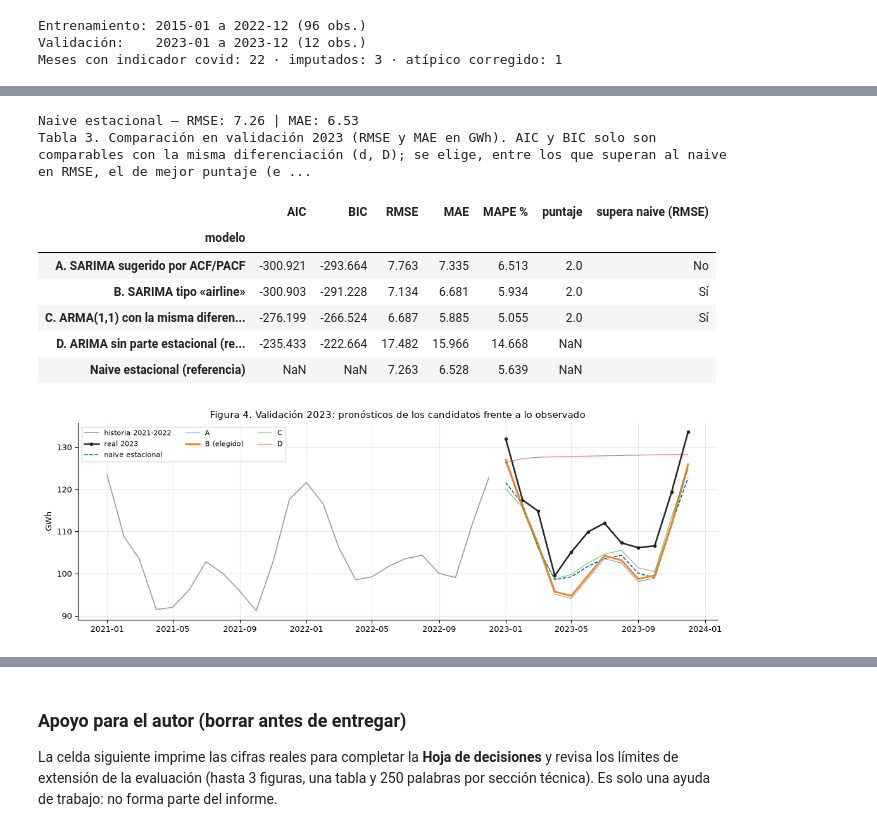
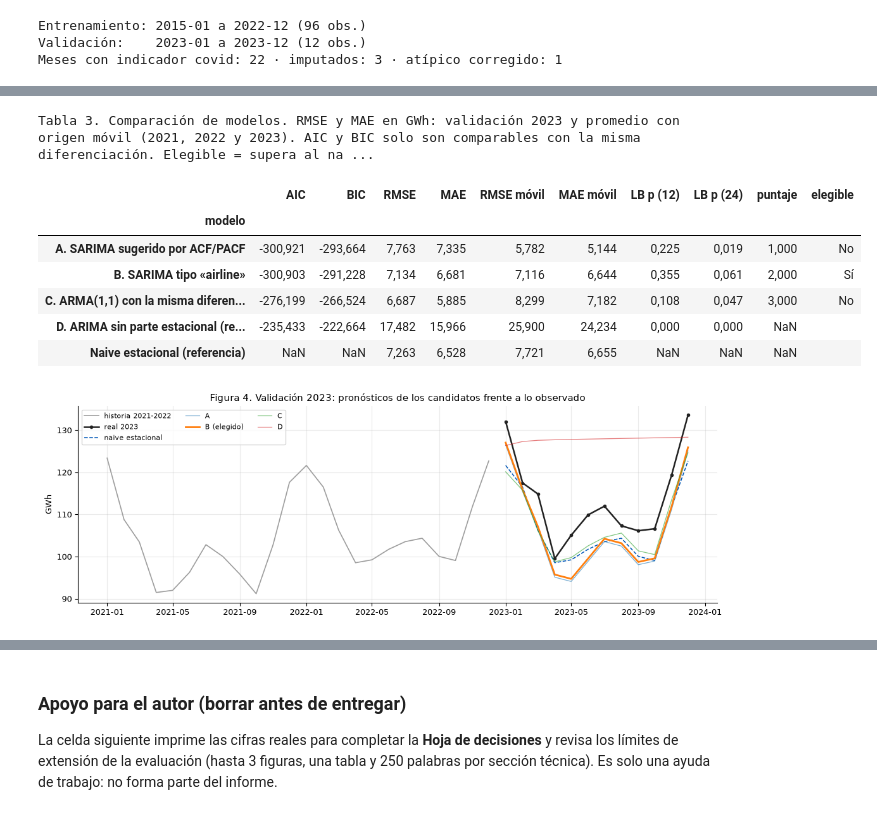
Before and after one commit to robertomoncada-blip/Magister_ciencia_datos, a Jupyter notebook: MCDI505/notebooks/mcdi505_f2rmoncada.ipynb, the cells around one changed output, grey strips where cells are left out. Cells and saved outputs as stored; diff of their text form; code cells hidden in the pictures.

```diff
--- a/MCDI505/notebooks/mcdi505_f2rmoncada.ipynb
+++ b/MCDI505/notebooks/mcdi505_f2rmoncada.ipynb
@@ -51,6 +51,8 @@ tiempo = pd.Series(np.arange(len(df)) / 12.0, index=df.index, name="tiempo")   #
 ROJO, AZUL, VERDE, GRIS, NEGRO = "#b30338", "#0057b8", "#2e7d32", "#9e9e9e", "#222222"
 plt.rcParams.update({"figure.dpi": 100, "axes.grid": True, "grid.alpha": 0.25,
                      "axes.spines.top": False, "axes.spines.right": False, "font.size": 9})
+pd.set_option("display.float_format", lambda x: f"{x:.3f}".replace(".", ","))   # coma decimal en las tablas
+pd.set_option("display.max_colwidth", None)                                     # textos de tabla completos
 
 def c(x, n=2):
     """Número con coma decimal."""
@@ -293,62 +340,87 @@ interpretacion("2", texto)
 naive_val = y["2022-01":"2022-12"].to_numpy()
 rmse = lambda e: float(np.sqrt(np.mean(np.square(e))))
 mae  = lambda e: float(np.mean(np.abs(e)))
-print(f"Naive estacional — RMSE: {rmse(y_val.to_numpy() - naive_val):.2f} | MAE: {mae(y_val.to_numpy() - naive_val):.2f}")
+NAIVE = "Naive estacional (referencia)"
 
 # ============================================================
-# 3. AIC, BIC, RMSE y MAE en validación 2023 para los candidatos
+# 3. AIC, BIC, validación 2023, validación con origen móvil (2021-2023) y Ljung-Box
 # ============================================================
 real = y_val.to_numpy()
 filas3, pred_val = [], {}
 for nom, r in resultados.items():
     p, d_, q, P, D_, Q = r["spec"]
     fc = r["res"].get_forecast(steps=12, exog=exog_modelo(y_val.index, d_, D_))
     pred = np.exp(np.asarray(fc.predicted_mean))              # se vuelve a GWh
     pred_val[nom] = pd.Series(pred, index=y_val.index)
     filas3.append({"modelo": nom, "d": d_, "D": D_, "AIC": r["res"].aic, "BIC": r["res"].bic,
-                   "RMSE": rmse(real - pred), "MAE": mae(real - pred),
-                   "MAPE %": float(np.mean(np.abs(real - pred) / real) * 100)})
-filas3.append({"modelo": "Naive estacional (referencia)", "d": np.nan, "D": np.nan, "AIC": np.nan, "BIC": np.nan,
-               "RMSE": rmse(real - naive_val), "MAE": mae(real - naive_val),
-               "MAPE %": float(np.mean(np.abs(real - naive_val) / real) * 100)})
+                   "RMSE": rmse(real - pred), "MAE": mae(real - pred)})
+filas3.append({"modelo": NAIVE, "d": np.nan, "D": np.nan, "AIC": np.nan, "BIC": np.nan,
+               "RMSE": rmse(real - naive_val), "MAE": mae(real - naive_val)})
 tab3 = pd.DataFrame(filas3).set_index("modelo")
 
-# Regla de selección: mejor ranking promedio (AIC, BIC, RMSE, MAE) entre modelos con la misma diferenciación
+# Origen móvil: se reestima con los datos hasta el año anterior y se pronostican los 12 meses siguientes.
+# Empieza en 2021 porque el entrenamiento debe incluir meses con COVID-19 para estimar su efecto. 2024 no se usa.
+ORIGENES = [2021, 2022, 2023]
+ly_hasta_2023 = np.log(y[:"2023-12"])
+errores = {nom: [] for nom in list(resultados) + [NAIVE]}
+for T in ORIGENES:
+    idx_T = y[f"{T}-01":f"{T}-12"].index
+    real_T = y.loc[idx_T].to_numpy()
+    naive_T = y[f"{T - 1}-01":f"{T - 1}-12"].to_numpy()
+    errores[NAIVE].append((rmse(real_T - naive_T), mae(real_T - naive_T)))
+    for nom, r in resultados.items():
+        p, d_, q, P, D_, Q = r["spec"]
+        res_T = r["res"] if T == 2023 else ajustar(ly_hasta_2023[:f"{T - 1}-12"], r["spec"])
+        pred_T = np.exp(np.asarray(res_T.get_forecast(steps=12, exog=exog_modelo(idx_T, d_, D_)).predicted_mean))
+        errores[nom].append((rmse(real_T - pred_T), mae(real_T - pred_T)))
+tab3["RMSE móvil"] = [np.mean([e_[0] for e_ in errores[m]]) for m in tab3.index]
+tab3["MAE móvil"] = [np.mean([e_[1] for e_ in errores[m]]) for m in tab3.index]
+
+# Ljung-Box de los residuos de entrenamiento (rezagos 12 y 24), descontando los parámetros AR/MA
+BURN = d_sel + D_sel * S
+for nom, r in resultados.items():
+    lb_ = acorr_ljungbox(r["res"].resid.iloc[BURN:], lags=[12, 24], model_df=r["k_arma"], return_df=True)
+    tab3.loc[nom, "LB p (12)"] = lb_["lb_pvalue"].iloc[0]
+    tab3.loc[nom, "LB p (24)"] = lb_["lb_pvalue"].iloc[1]
+
+# Regla (Hoja de decisiones): mejor puntaje (rangos de AIC, BIC, RMSE móvil y MAE móvil) entre los modelos con la misma
+# diferenciación que superan al naive en RMSE móvil y pasan Ljung-Box en 12 y 24; empate: menor BIC
 comparable = (tab3["d"] == d_sel) & (tab3["D"] == D_sel)
 tab3["puntaje"] = np.nan
-tab3.loc[comparable, "puntaje"] = tab3.loc[comparable, ["AIC", "BIC", "RMSE", "MAE"]].rank().mean(axis=1)
-rmse_naive = tab3.loc["Naive estacional (referencia)", "RMSE"]
-tab3["supera naive (RMSE)"] = np.where(comparable, np.where(tab3["RMSE"] < rmse_naive, "Sí", "No"), "")
+tab3.loc[comparable, "puntaje"] = tab3.loc[comparable, ["AIC", "BIC", "RMSE móvil", "MAE móvil"]].rank().mean(axis=1)
+rmse_naive = tab3.loc[NAIVE, "RMSE móvil"]
+tab3["supera naive"] = tab3["RMSE móvil"] < rmse_naive
+tab3["pasa LB"] = (tab3["LB p (12)"] > 0.05) & (tab3["LB p (24)"] > 0.05)
 orden = tab3.loc[comparable].sort_values(["puntaje", "BIC"]).index.tolist()
-elegibles = [m for m in orden if tab3.loc[m, "RMSE"] < rmse_naive]      # condición de la Hoja de decisiones
-seleccion = elegibles[0] if elegibles else orden[0]                   # si ninguno supera al naive, se informa
+elegibles = [m for m in orden if tab3.loc[m, "supera naive"] and tab3.loc[m, "pasa LB"]]
+seleccion = elegibles[0] if elegibles else orden[0]                   # si ninguno cumple, se informa
 empatados = [m for m in elegibles if tab3.loc[m, "puntaje"] == tab3.loc[seleccion, "puntaje"]]
 sel = resultados[seleccion]
-supera = tab3.loc[seleccion, "RMSE"] < rmse_naive
-print("Tabla 3. Comparación en validación 2023 (RMSE y MAE en GWh). AIC y BIC solo son comparables con la misma diferenciación (d, D); "
-      "se elige, entre los que superan al naive en RMSE, el de mejor puntaje (empate: menor BIC)")
-display(tab3.drop(columns=["d", "D"]).round(3))
+supera = bool(tab3.loc[seleccion, "supera naive"])
+tab3["elegible"] = np.where(comparable, np.where(tab3["supera naive"] & tab3["pasa LB"], "Sí", "No"), "")
+print("Tabla 3. Comparación de modelos. RMSE y MAE en GWh: validación 2023 y promedio con origen móvil (2021, 2022 y 2023). "
+      "AIC y BIC solo son comparables con la misma diferenciación. Elegible = supera al naive en RMSE móvil y pasa Ljung-Box (p > 0,05 en 12 y 24)")
+display(tab3[["AIC", "BIC", "RMSE", "MAE", "RMSE móvil", "MAE móvil", "LB p (12)", "LB p (24)", "puntaje", "elegible"]].round(3))
 
 # ---- Figura 4: pronósticos de validación ----
 fig, ax = plt.subplots(figsize=(11, 3.8))
 ax.plot(y["2021-01":"2022-12"], color=GRIS, lw=1.2, label="historia 2021-2022")
 ax.plot(y_val, color=NEGRO, lw=1.8, marker="o", ms=3, label="real 2023")
 ax.plot(y_val.index, naive_val, color=AZUL, lw=1.1, ls="--", label="naive estacional")
 for nom, s_ in pred_val.items():
     ax.plot(s_, lw=2.0 if nom == seleccion else 0.9, alpha=1 if nom == seleccion else 0.6, label=nom.split(".")[0] + (" (elegido)" if nom == seleccion else ""))
 ax.set_ylabel("GWh"); ax.legend(fontsize=8, ncol=3)
 ax.set_title("Figura 4. Validación 2023: pronósticos de los candidatos frente a lo observado")
 plt.tight_layout(); plt.show()
 # %% [output]
-Naive estacional — RMSE: 7.26 | MAE: 6.53
-Tabla 3. Comparación en validación 2023 (RMSE y MAE en GWh). AIC y BIC solo son comparables con la misma diferenciación (d, D); se elige, entre los que superan al naive en RMSE, el de mejor puntaje (e ...
+Tabla 3. Comparación de modelos. RMSE y MAE en GWh: validación 2023 y promedio con origen móvil (2021, 2022 y 2023). AIC y BIC solo son comparables con la misma diferenciación. Elegible = supera al na ...
-|  | AIC | BIC | RMSE | MAE | MAPE % | puntaje | supera naive (RMSE) |
-| modelo |  |  |  |  |  |  |  |
-| A. SARIMA sugerido por ACF/PACF | -300.921 | -293.664 | 7.763 | 7.335 | 6.513 | 2.0 | No |
-| B. SARIMA tipo «airline» | -300.903 | -291.228 | 7.134 | 6.681 | 5.934 | 2.0 | Sí |
-| C. ARMA(1,1) con la misma diferen... | -276.199 | -266.524 | 6.687 | 5.885 | 5.055 | 2.0 | Sí |
-| D. ARIMA sin parte estacional (re... | -235.433 | -222.664 | 17.482 | 15.966 | 14.668 | NaN |  |
-| Naive estacional (referencia) | NaN | NaN | 7.263 | 6.528 | 5.639 | NaN |  |
+|  | AIC | BIC | RMSE | MAE | RMSE móvil | MAE móvil | LB p (12) | LB p (24) | puntaje | elegible |
+| modelo |  |  |  |  |  |  |  |  |  |  |
+| A. SARIMA sugerido por ACF/PACF | -300,921 | -293,664 | 7,763 | 7,335 | 5,782 | 5,144 | 0,225 | 0,019 | 1,000 | No |
+| B. SARIMA tipo «airline» | -300,903 | -291,228 | 7,134 | 6,681 | 7,116 | 6,644 | 0,355 | 0,061 | 2,000 | Sí |
+| C. ARMA(1,1) con la misma diferen... | -276,199 | -266,524 | 6,687 | 5,885 | 8,299 | 7,182 | 0,108 | 0,047 | 3,000 | No |
+| D. ARIMA sin parte estacional (re... | -235,433 | -222,664 | 17,482 | 15,966 | 25,900 | 24,234 | 0,000 | 0,000 | NaN |  |
+| Naive estacional (referencia) | NaN | NaN | 7,263 | 6,528 | 7,721 | 6,655 | NaN | NaN | NaN |  |
 [figure]
 # %%
 # Interpretación de la sección 3 (borrador)
```
Also changed, not shown: parts of 16 cells of this notebook, 1 other file.
